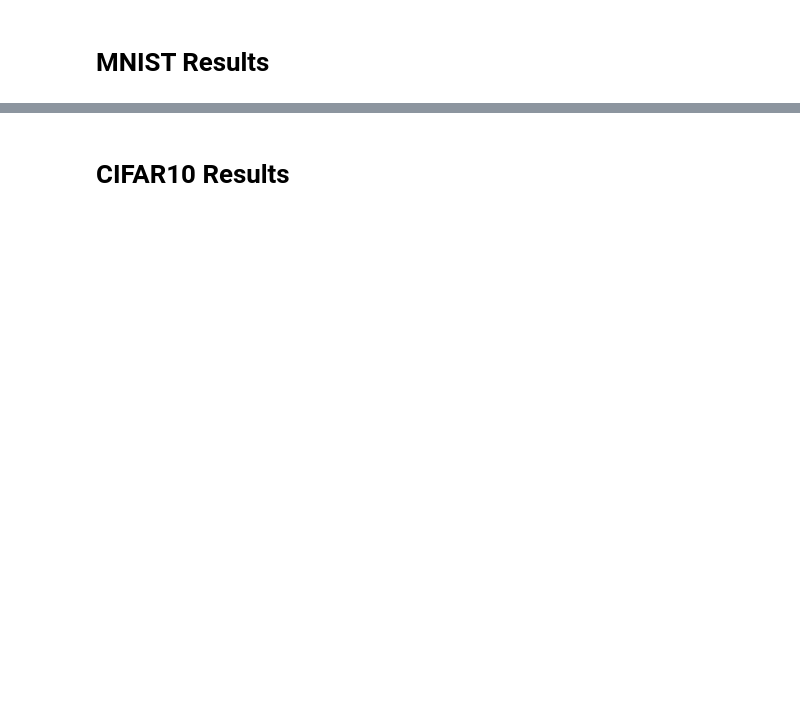
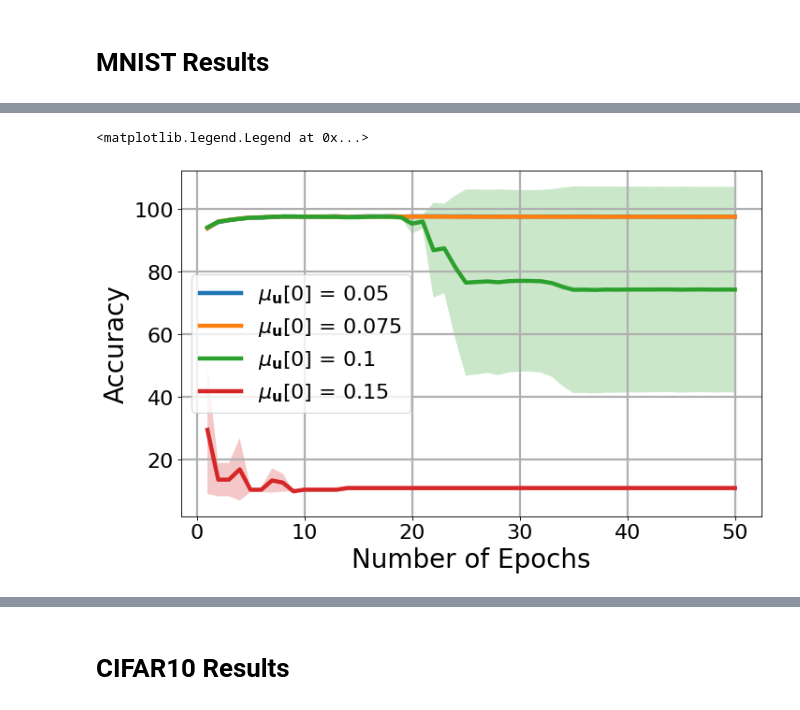
Before and after one commit to BariscanBozkurt/Supervised-CorInfoMax, a Jupyter notebook: Simulations/Classification/AnalyzeSimulations/Plot_CorInfoMax_MoreAblation_Results.ipynb, the cells around one changed output, grey strips where cells are left out. Cells and saved outputs as stored; diff of their text form; code cells hidden in the pictures; blank space fills up the shorter version.

```diff
--- a/Simulations/Classification/AnalyzeSimulations/Plot_CorInfoMax_MoreAblation_Results.ipynb
+++ b/Simulations/Classification/AnalyzeSimulations/Plot_CorInfoMax_MoreAblation_Results.ipynb
@@ -76,0 +114,17 @@ df_setting
+# %%
+trn_acc_list = []
+tst_acc_list = []
+trn_std_list = []
+tst_std_list = []
+
+for neural_lr_start in np.sort(df_results_corinfo_mnist["neural_lr_start"].unique()):
+    trn_acc_list.append(np.stack(df_results_corinfo_mnist.loc[df_results_corinfo_mnist["neural_lr_start"] == neural_lr_start]['Trn_ACC_list'].values, 1).mean(1))
+    tst_acc_list.append(np.stack(df_results_corinfo_mnist.loc[df_results_corinfo_mnist["neural_lr_start"] == neural_lr_start]['Tst_ACC_list'].values, 1).mean(1))
+    trn_std_list.append(np.stack(df_results_corinfo_mnist.loc[df_results_corinfo_mnist["neural_lr_start"] == neural_lr_start]['Trn_ACC_list'].values, 1).std(1))
+    tst_std_list.append(np.stack(df_results_corinfo_mnist.loc[df_results_corinfo_mnist["neural_lr_start"] == neural_lr_start]['Tst_ACC_list'].values, 1).std(1))
+
+df_setting['Trn_ACC_list'] = trn_acc_list
+df_setting['Tst_ACC_list'] = tst_acc_list
+df_setting['Trn_STD_list'] = trn_std_list
+df_setting['Tst_STD_list'] = tst_std_list
+df_setting
@@ -76,0 +139,18 @@ df_setting
+# %%
+fh2=plt.subplots(figsize=(10, 6), dpi=80)
+for ii in range(1, df_setting.shape[0]-1):
+    data = df_setting.iloc[ii]['Tst_ACC_list']*100
+    std_data = df_setting.iloc[ii]['Tst_STD_list']*100
+    x = np.arange(1, data.shape[0]+1)
+    plt.plot(x, data, linewidth=4, label = r"$\mu_{\mathbf{u}}[0]$ = " + str(df_setting.iloc[ii]["neural_lr_start"]))
+    plt.fill_between(x, data + std_data, data - std_data, alpha=0.25, linewidth=0)
+SetPlotRC()
+gh=plt.grid(linewidth=2)
+plt.xticks(fontsize=20)
+plt.yticks(fontsize=20)
+plt.ylabel('Accuracy',fontsize=25)
+plt.xlabel(r"Number of Epochs",fontsize=25)
+plt.legend(fontsize = 20, loc = "best")
+# %% [output]
+<matplotlib.legend.Legend at 0x...>
+[figure, added]
```
Also changed, not shown: parts of 25 cells of this notebook.
